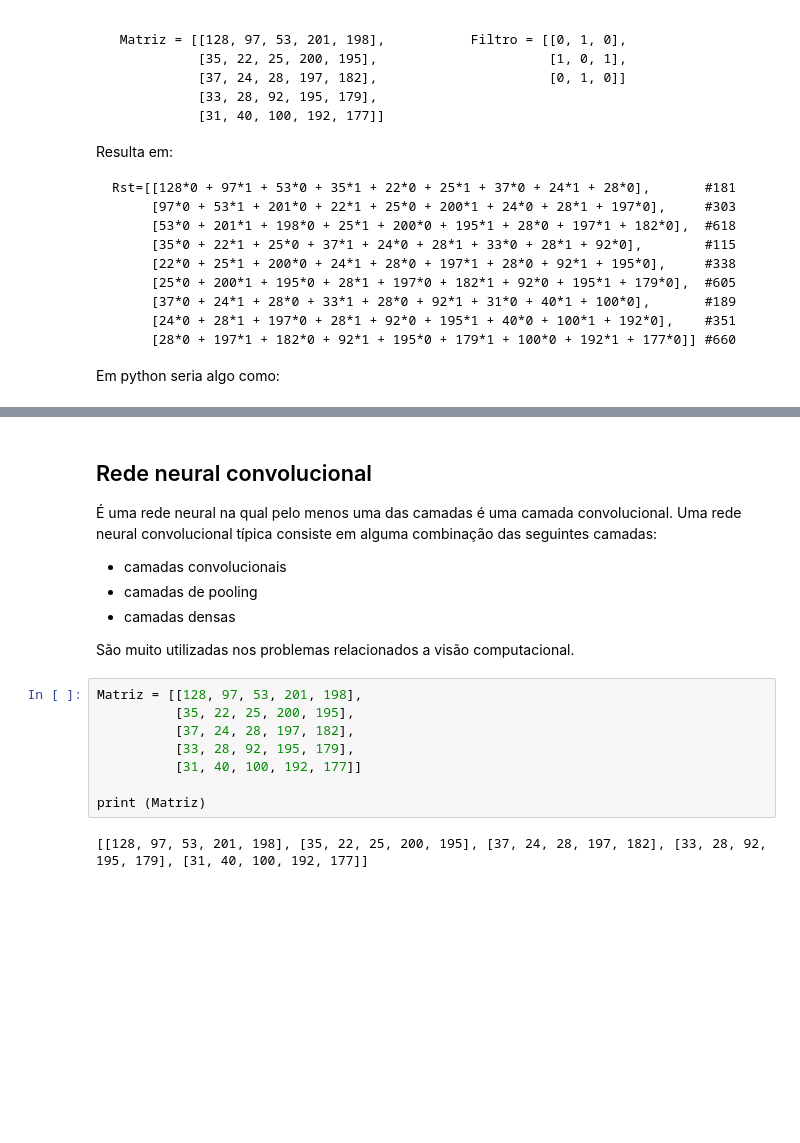
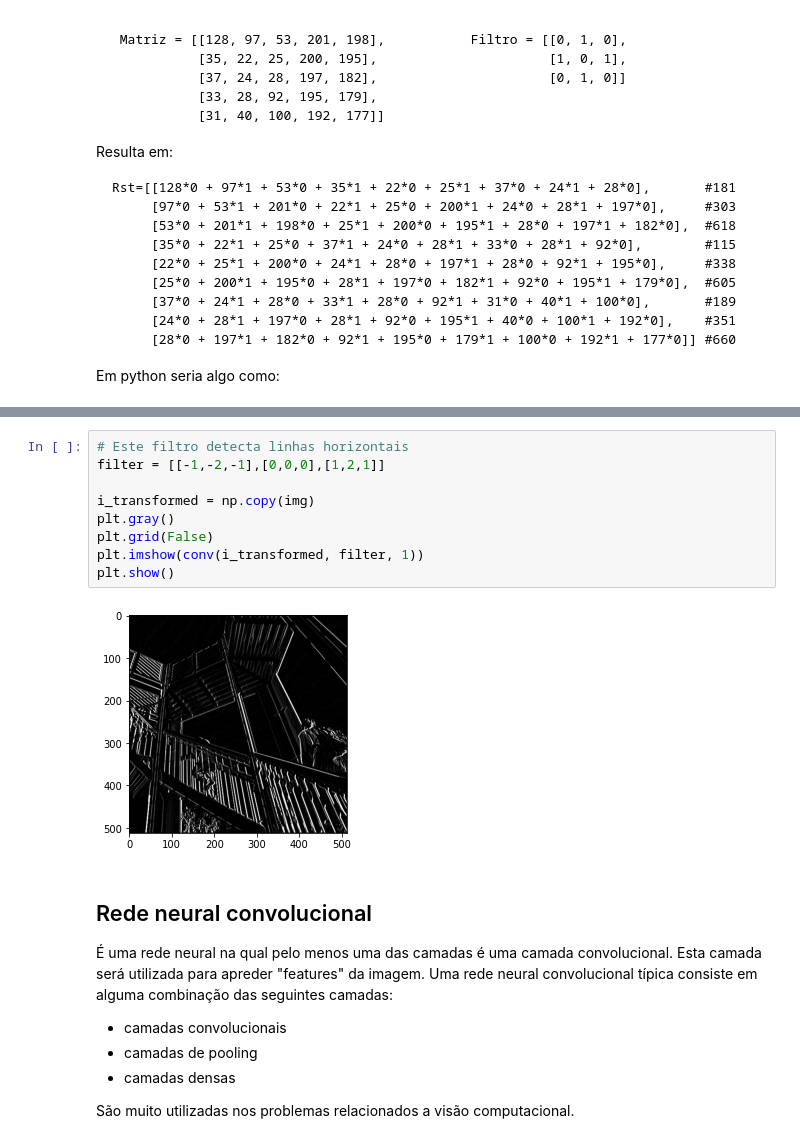
Before and after one commit to titocampos/estudo-crm, a Jupyter notebook: Redes_Convolucionais.ipynb, the cells around one changed output, grey strips where cells are left out. Saved outputs shown, nothing was run; the diff lists cells and outputs as text; blank space fills up the shorter version.

```diff
--- a/Redes_Convolucionais.ipynb
+++ b/Redes_Convolucionais.ipynb
@@ -80,20 +144,21 @@ for x in range(matriz.shape[0] - (filtro.shape[0] -1) ):
+# %%
+# Este filtro detecta linhas horizontais
+filter = [[-1,-2,-1],[0,0,0],[1,2,1]]
+
+i_transformed = np.copy(img)
+plt.gray()
+plt.grid(False)
+plt.imshow(conv(i_transformed, filter, 1))
+plt.show()
+# %% [output]
+[figure, added]
 # %% [markdown]
 ## Rede neural convolucional
 
-É uma rede neural na qual pelo menos uma das camadas é uma camada convolucional. Uma rede neural convolucional típica consiste em alguma combinação das seguintes camadas:
+É uma rede neural na qual pelo menos uma das camadas é uma camada convolucional. Esta camada será utilizada para apreder "features" da imagem. Uma rede neural convolucional típica consiste em alguma combinação das seguintes camadas:
 
 - camadas convolucionais
 - camadas de pooling
 - camadas densas
 
 São muito utilizadas nos problemas relacionados a visão computacional.
-# %%
-Matriz = [[128, 97, 53, 201, 198],
-          [35, 22, 25, 200, 195],
-          [37, 24, 28, 197, 182],
-          [33, 28, 92, 195, 179],
-          [31, 40, 100, 192, 177]]
-
-print (Matriz)
-# %% [output]
-[[128, 97, 53, 201, 198], [35, 22, 25, 200, 195], [37, 24, 28, 197, 182], [33, 28, 92, 195, 179], [31, 40, 100, 192, 177]]
```
Also changed, not shown: parts of 6 cells of this notebook.
